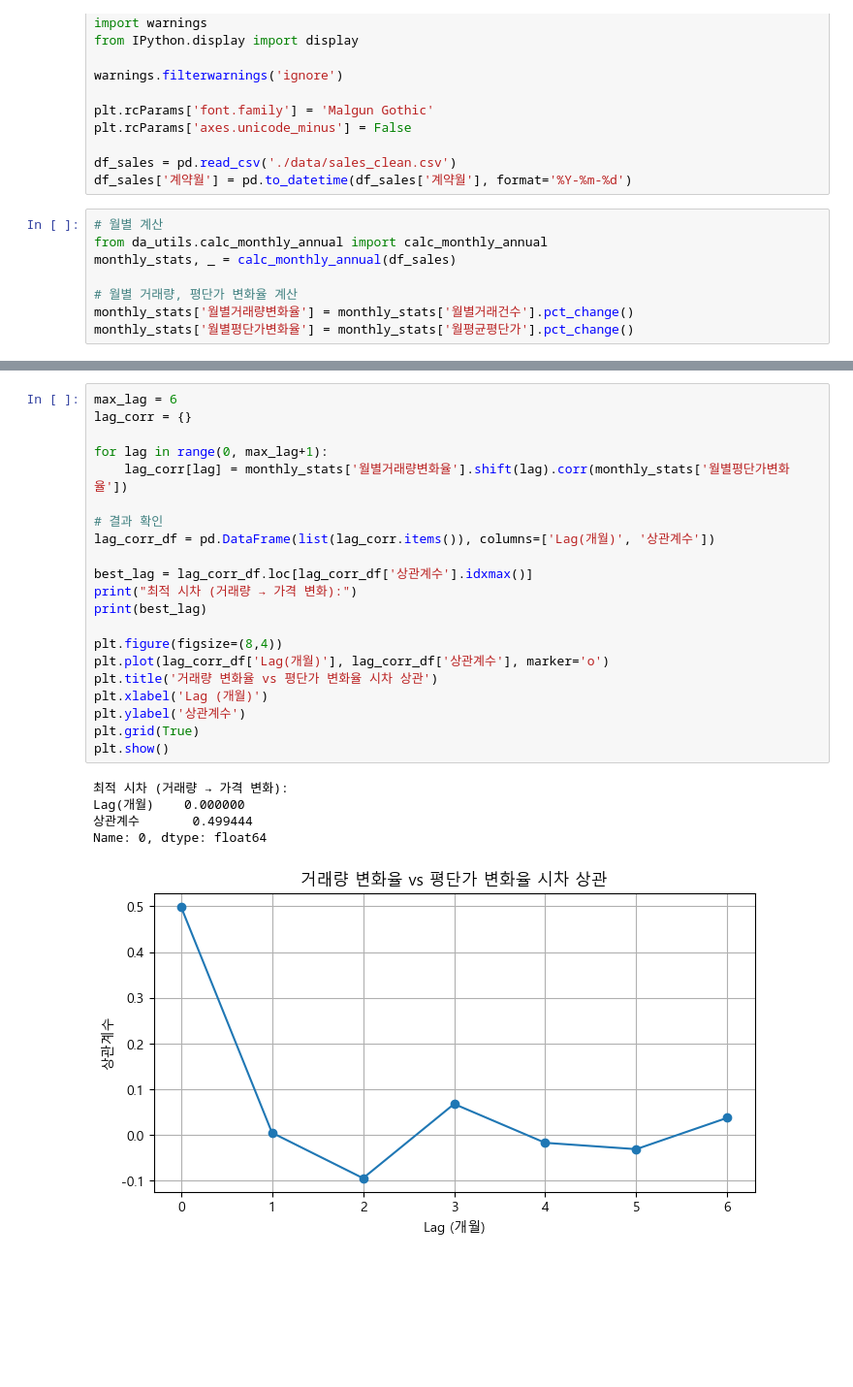
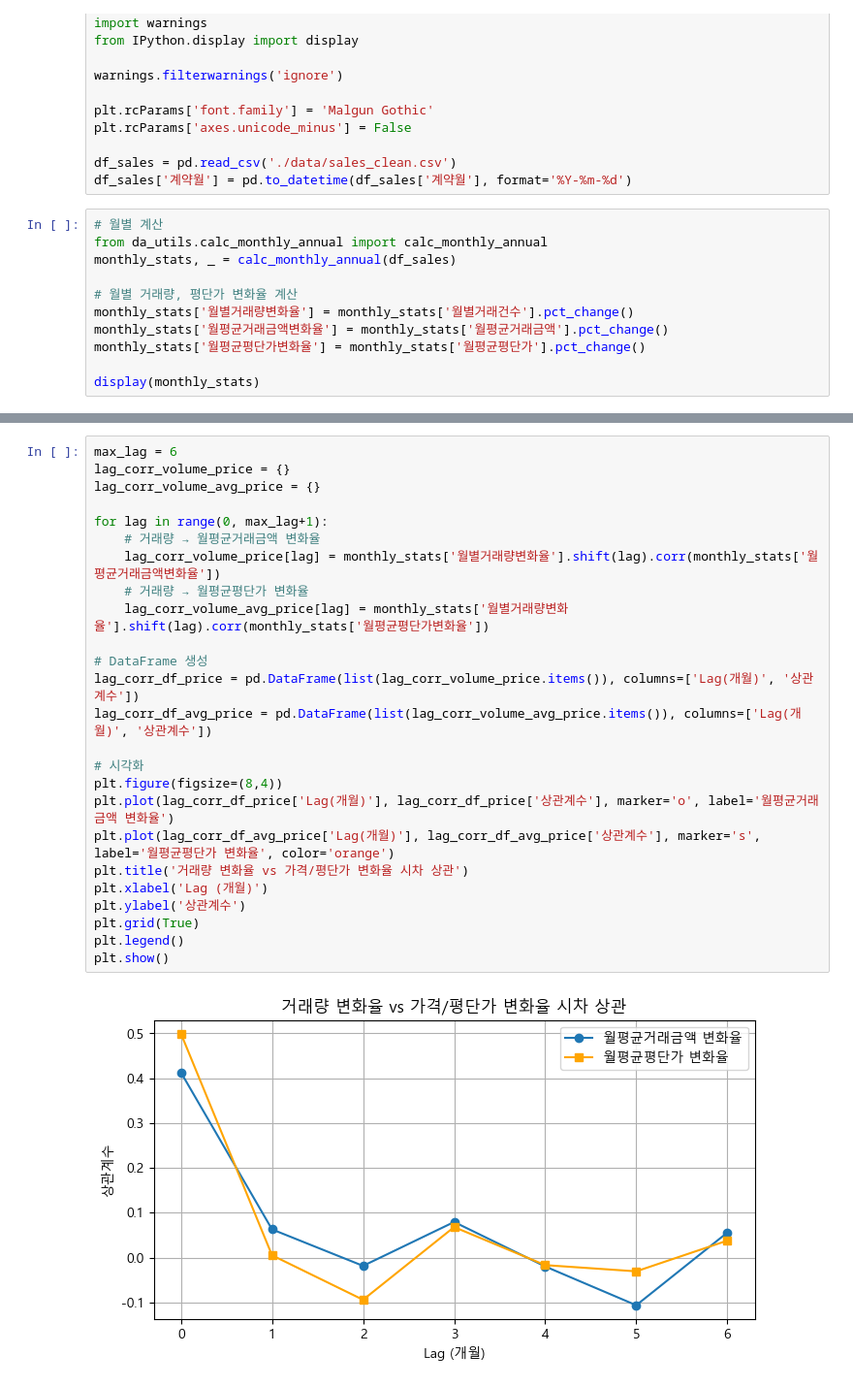
Before and after one commit to krystallinekim/pjt-DataAnalysis-Korean_Real_Estate, a Jupyter notebook: 03_leading_indicators.ipynb, the cells around one changed output, grey strips where cells are left out. Shown: that part at 97% size. Drawn from its saved outputs; the diff is of its cells as text; blank space fills up the shorter version.

Commit message:
거래량을 통한 월평균평단가 예측 모델 작성

```diff
--- a/03_leading_indicators.ipynb
+++ b/03_leading_indicators.ipynb
@@ -28,4 +28,7 @@ monthly_stats, _ = calc_monthly_annual(df_sales)
 
 # 월별 거래량, 평단가 변화율 계산
 monthly_stats['월별거래량변화율'] = monthly_stats['월별거래건수'].pct_change()
-monthly_stats['월별평단가변화율'] = monthly_stats['월평균평단가'].pct_change()
+monthly_stats['월평균거래금액변화율'] = monthly_stats['월평균거래금액'].pct_change()
+monthly_stats['월평균평단가변화율'] = monthly_stats['월평균평단가'].pct_change()
+
+display(monthly_stats)
@@ -32,27 +75,27 @@ monthly_stats['월별평단가변화율'] = monthly_stats['월평균평단가'].
 # %%
 max_lag = 6
-lag_corr = {}
+lag_corr_volume_price = {}
+lag_corr_volume_avg_price = {}
 
 for lag in range(0, max_lag+1):
-    lag_corr[lag] = monthly_stats['월별거래량변화율'].shift(lag).corr(monthly_stats['월별평단가변화율'])
+    # 거래량 → 월평균거래금액 변화율
+    lag_corr_volume_price[lag] = monthly_stats['월별거래량변화율'].shift(lag).corr(monthly_stats['월평균거래금액변화율'])
+    # 거래량 → 월평균평단가 변화율
+    lag_corr_volume_avg_price[lag] = monthly_stats['월별거래량변화율'].shift(lag).corr(monthly_stats['월평균평단가변화율'])
 
-# 결과 확인
-lag_corr_df = pd.DataFrame(list(lag_corr.items()), columns=['Lag(개월)', '상관계수'])
+# DataFrame 생성
+lag_corr_df_price = pd.DataFrame(list(lag_corr_volume_price.items()), columns=['Lag(개월)', '상관계수'])
+lag_corr_df_avg_price = pd.DataFrame(list(lag_corr_volume_avg_price.items()), columns=['Lag(개월)', '상관계수'])
 
-best_lag = lag_corr_df.loc[lag_corr_df['상관계수'].idxmax()]
-print("최적 시차 (거래량 → 가격 변화):")
-print(best_lag)
-
+# 시각화
 plt.figure(figsize=(8,4))
-plt.plot(lag_corr_df['Lag(개월)'], lag_corr_df['상관계수'], marker='o')
-plt.title('거래량 변화율 vs 평단가 변화율 시차 상관')
+plt.plot(lag_corr_df_price['Lag(개월)'], lag_corr_df_price['상관계수'], marker='o', label='월평균거래금액 변화율')
+plt.plot(lag_corr_df_avg_price['Lag(개월)'], lag_corr_df_avg_price['상관계수'], marker='s', label='월평균평단가 변화율', color='orange')
+plt.title('거래량 변화율 vs 가격/평단가 변화율 시차 상관')
 plt.xlabel('Lag (개월)')
 plt.ylabel('상관계수')
 plt.grid(True)
+plt.legend()
 plt.show()
 # %% [output]
-최적 시차 (거래량 → 가격 변화):
-Lag(개월)    0.000000
-상관계수       0.499444
-Name: 0, dtype: float64
-[figure, old version]
+[figure, new version]
```
Also changed, not shown: parts of 8 cells of this notebook.
